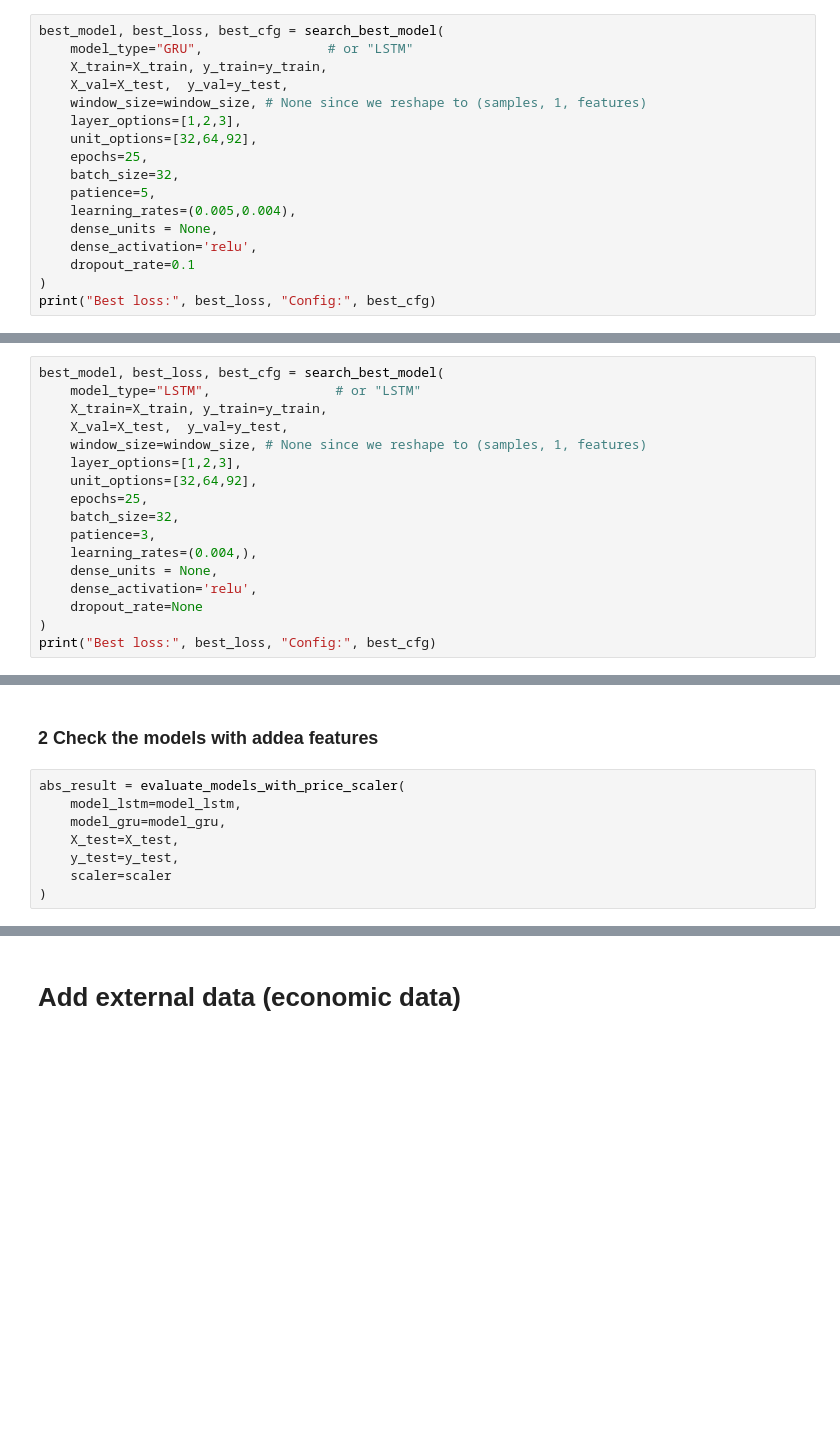
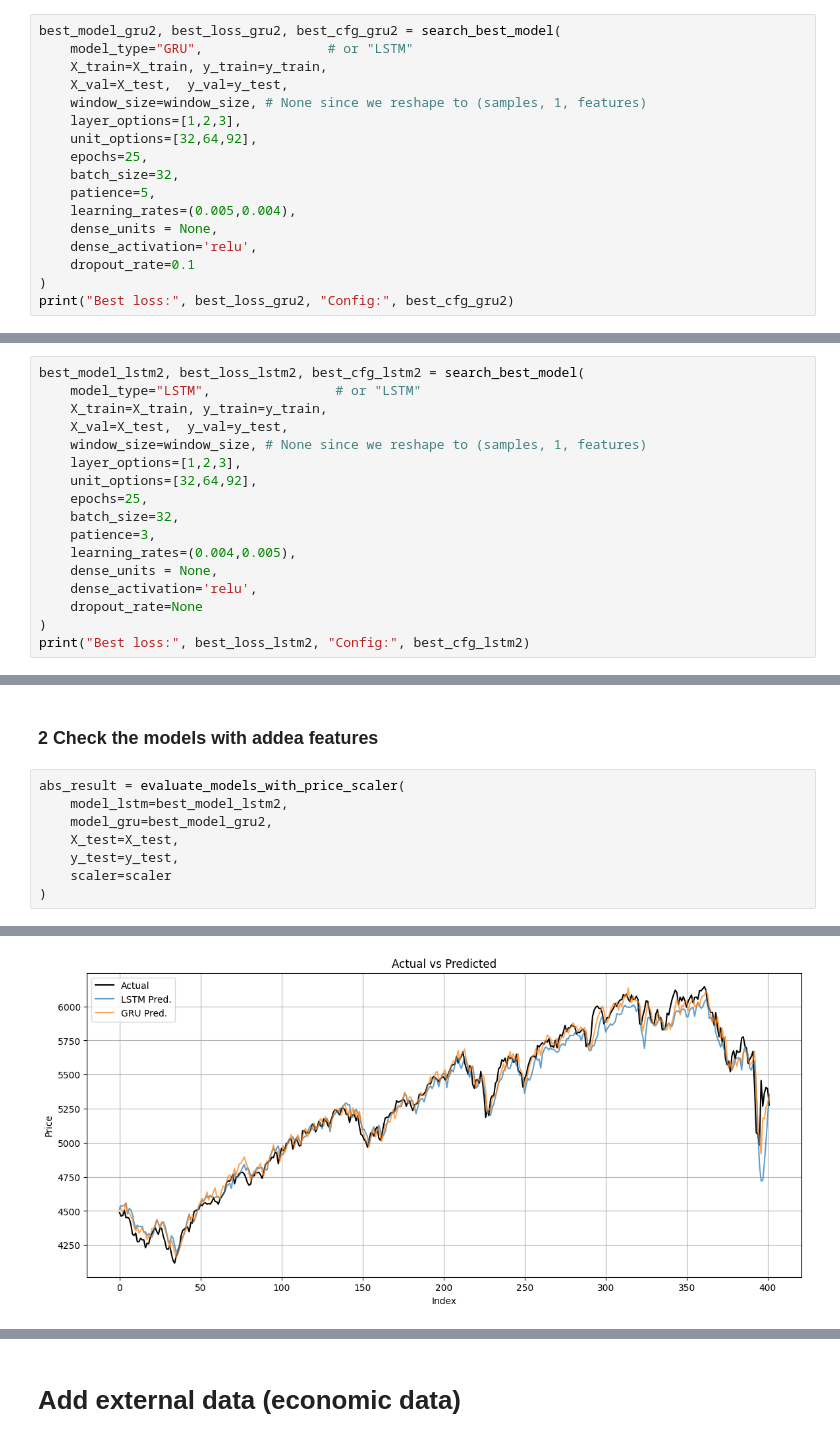
Before and after one commit to omerkobi/project-stock_Return, a Jupyter notebook: Deep_learning_2.ipynb, the cells around one changed output, grey strips where cells are left out. Drawn from its saved outputs; the diff is of its cells as text; blank space fills up the shorter version.

```diff
--- a/Deep_learning_2.ipynb
+++ b/Deep_learning_2.ipynb
@@ -1113,7 +1370,7 @@ X_train, X_test, y_train, y_test,X = prepare_RNN_data(result, 30,scaler)
 # %% [markdown]
 ### GRU
 # %%
-best_model, best_loss, best_cfg = search_best_model(
+best_model_gru2, best_loss_gru2, best_cfg_gru2 = search_best_model(
     model_type="GRU",                # or "LSTM"
     X_train=X_train, y_train=y_train,
     X_val=X_test,  y_val=y_test,
@@ -1128,5 +1385,5 @@ best_model, best_loss, best_cfg = search_best_model(
     dense_activation='relu',
     dropout_rate=0.1
 )
-print("Best loss:", best_loss, "Config:", best_cfg)
+print("Best loss:", best_loss_gru2, "Config:", best_cfg_gru2)
 # %% [output]
@@ -1211,7 +1481,7 @@ Epoch 13: val_loss did not improve from 0.00012
 # %% [markdown]
 ### LSTM
 # %%
-best_model, best_loss, best_cfg = search_best_model(
+best_model_lstm2, best_loss_lstm2, best_cfg_lstm2 = search_best_model(
     model_type="LSTM",                # or "LSTM"
     X_train=X_train, y_train=y_train,
     X_val=X_test,  y_val=y_test,
@@ -1221,10 +1491,10 @@ best_model, best_loss, best_cfg = search_best_model(
     epochs=25,
     batch_size=32,
     patience=3,
-    learning_rates=(0.004,),
+    learning_rates=(0.004,0.005),
     dense_units = None,
     dense_activation='relu',
     dropout_rate=None
 )
-print("Best loss:", best_loss, "Config:", best_cfg)
+print("Best loss:", best_loss_lstm2, "Config:", best_cfg_lstm2)
 # %% [output]
@@ -1289,8 +1564,8 @@ Epoch 10: val_loss did not improve from 0.00158
 ### 2 **Check the models with addea features**
 # %%
 abs_result = evaluate_models_with_price_scaler(
-    model_lstm=model_lstm,
-    model_gru=model_gru,
+    model_lstm=best_model_lstm2,
+    model_gru=best_model_gru2,
     X_test=X_test,
     y_test=y_test,
     scaler=scaler
@@ -1302,0 +1578 @@ GRU  - MSE: 5541.3124, R²: 0.9815
+[figure, added]
```
Also changed, not shown: parts of 98 cells of this notebook, 26 other files.
